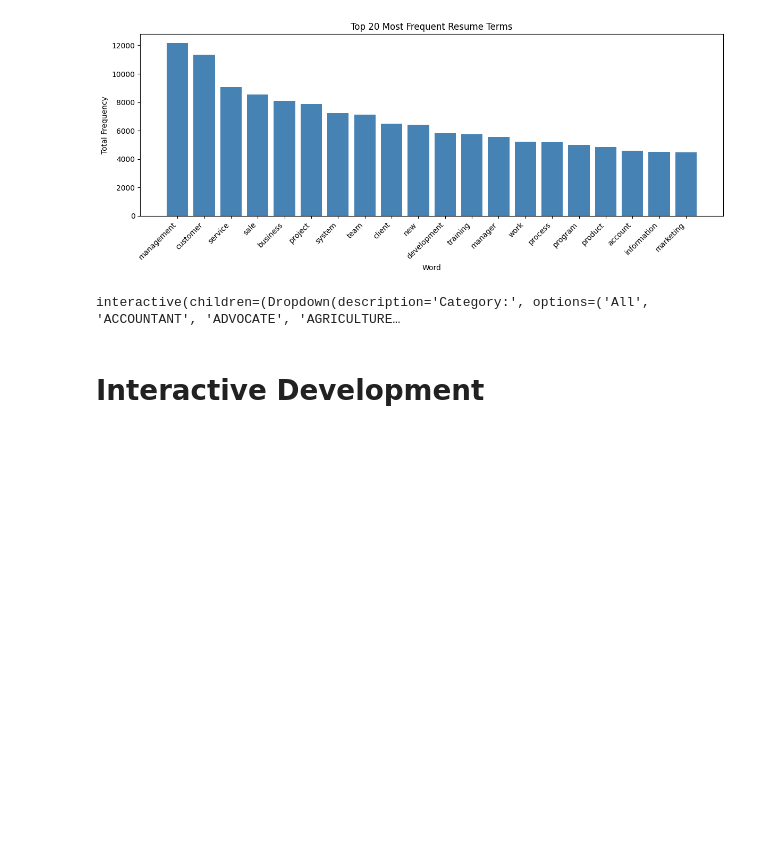
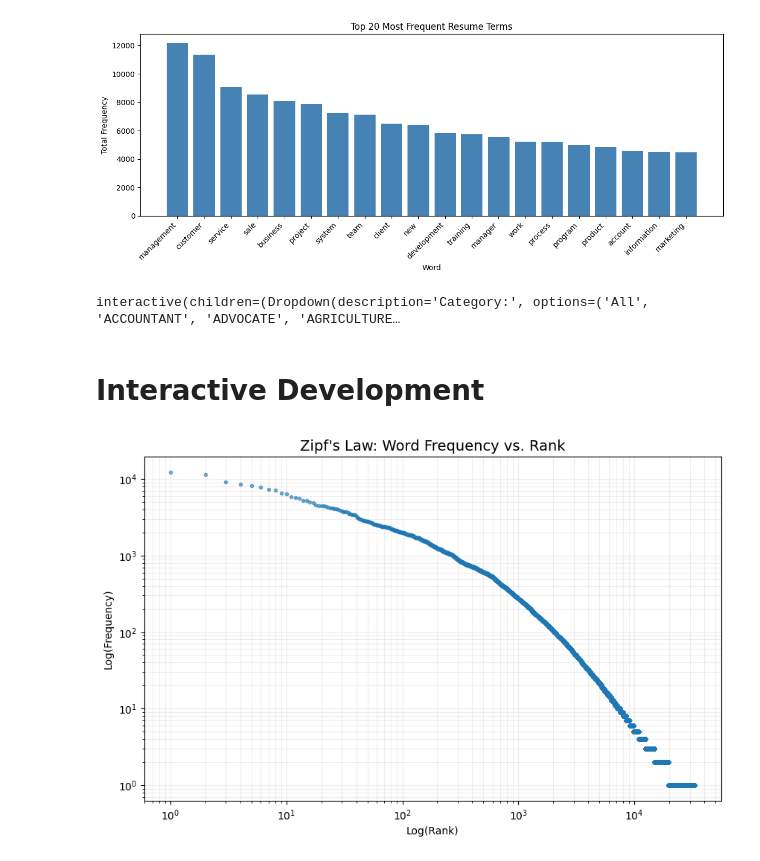
Before and after one commit to Coolguy4123/Data-Visualization-Project-2, a Jupyter notebook: CS4990_ResumeVis.ipynb, the cells around one changed output. Drawn from its saved outputs; the diff is of its cells as text; code cells hidden in the pictures; blank space fills up the shorter version.

```diff
--- a/CS4990_ResumeVis.ipynb
+++ b/CS4990_ResumeVis.ipynb
@@ -254,0 +277,24 @@ interactive(children=(Dropdown(description='Category:', options=('All', 'ACCOUNT
+# %%
+# Zipf's Law Plot
+
+import matplotlib.pyplot as plt
+import numpy as np
+
+def plot_zipf_law(tf_df):
+    # Sort frequencies and assign ranks
+    sorted_counts = tf_df.sort_values(by='frequency', ascending=False)
+    sorted_counts['rank'] = range(1, len(sorted_counts) + 1)
+
+    plt.figure(figsize=(10, 6))
+    plt.loglog(sorted_counts['rank'], sorted_counts['frequency'], marker=".", linestyle="none", alpha=0.6)
+
+    plt.title("Zipf's Law: Word Frequency vs. Rank", fontsize=14)
+    plt.xlabel("Log(Rank)")
+    plt.ylabel("Log(Frequency)")
+    plt.grid(True, which="both", ls="-", alpha=0.2)
+    plt.show()
+
+# Run the plot using the tf_summary table created by your teammates
+plot_zipf_law(tf_summary)
+# %% [output]
+[figure, added]
```
Also changed, not shown: parts of 6 cells of this notebook.
